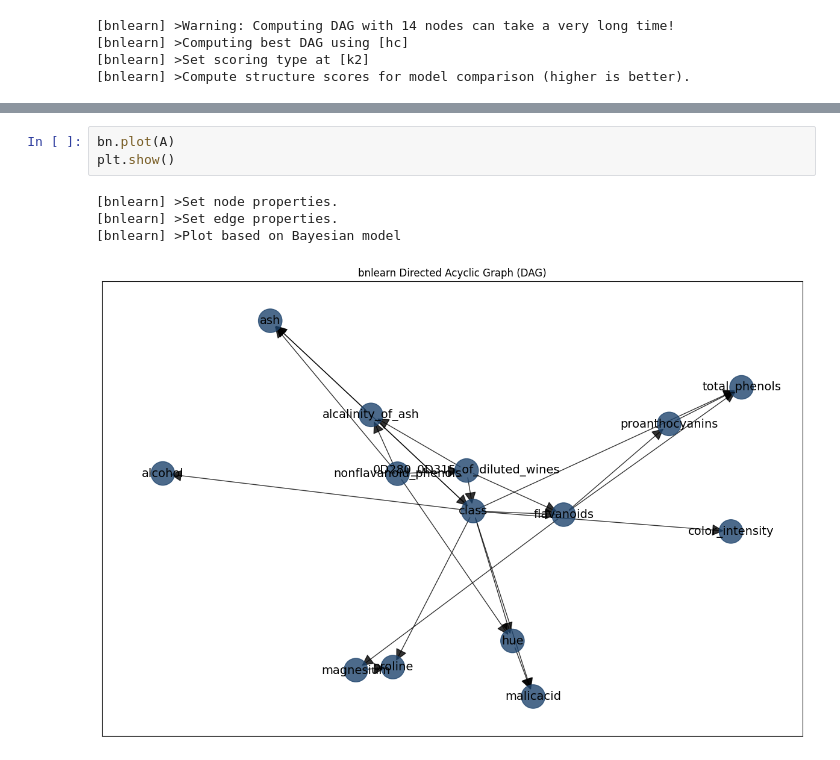
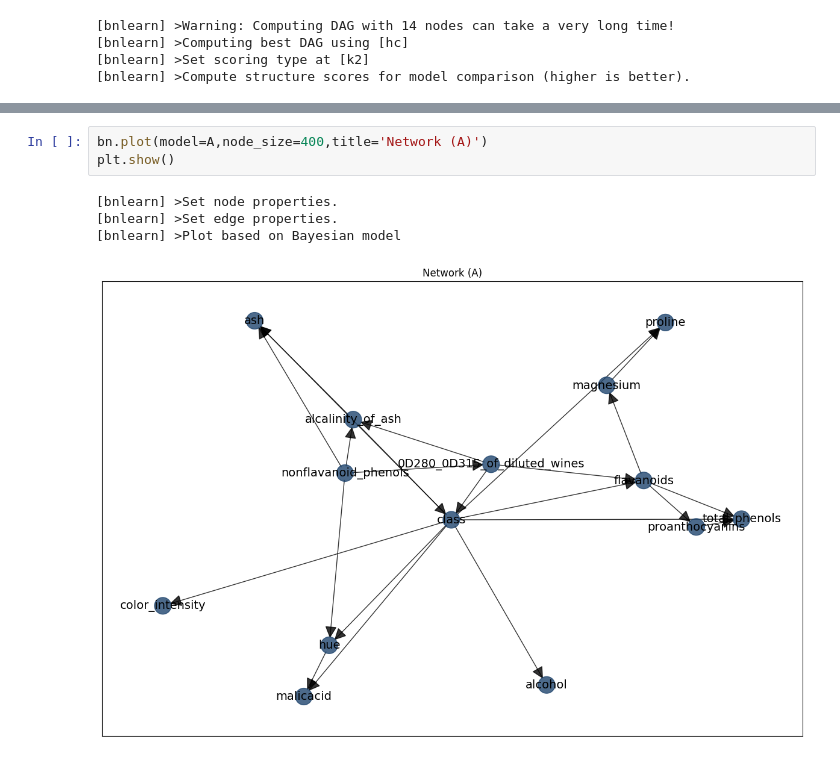
Before and after one commit to latentghost/AI-Assignments, a Jupyter notebook: Assignment3/A.ipynb, the cells around one changed output, grey strips where cells are left out. Drawn from its saved outputs; the diff is of its cells as text.

Commit message:
network A

```diff
--- a/Assignment3/A.ipynb
+++ b/Assignment3/A.ipynb
@@ -31,10 +31,10 @@ A['adjmat']
 | proline | False | False | False | False | False | False | False | ... |
 | class | True | True | True | False | False | True | True | ... |
 # %%
-bn.plot(A)
+bn.plot(model=A,node_size=400,title='Network (A)')
 plt.show()
 # %% [output]
 [bnlearn] >Set node properties.
 [bnlearn] >Set edge properties.
 [bnlearn] >Plot based on Bayesian model
-[figure, old version]
+[figure, new version]
```
Also changed, not shown: 1 other file.
